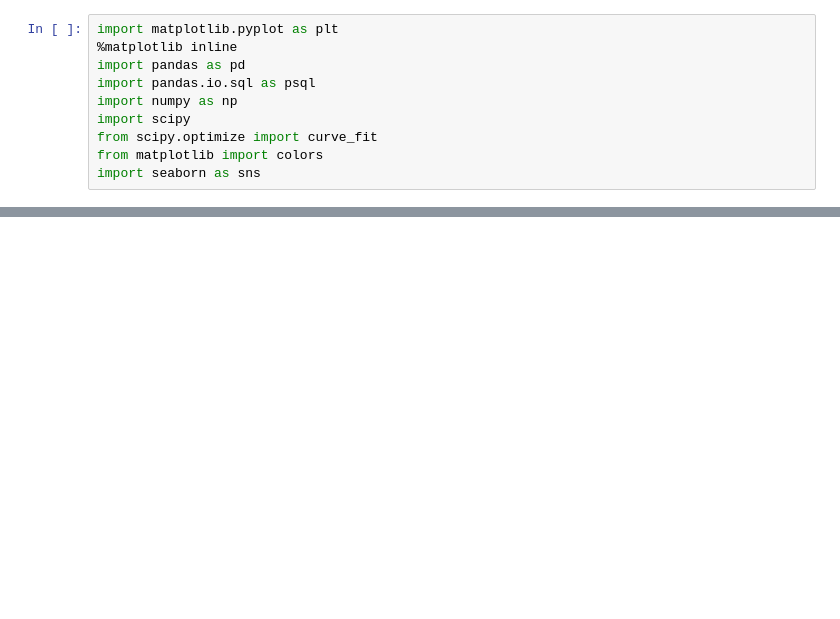
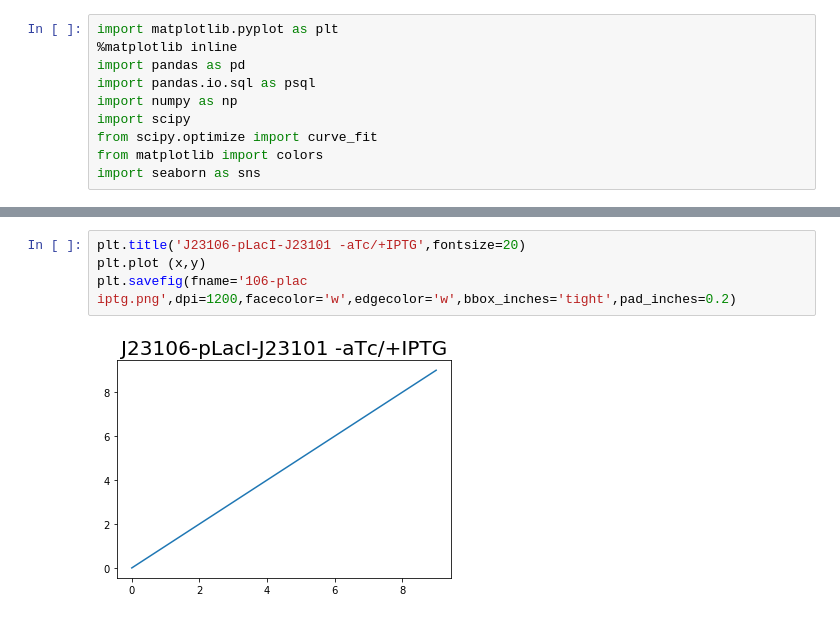
Before and after one commit to macams/Biosensores, a Jupyter notebook: Análisis/Ensayo 5 ind/ANOVA entropías todo.ipynb, the cells around one changed output, grey strips where cells are left out. Drawn from its saved outputs; the diff is of its cells as text; blank space fills up the shorter version.

```diff
--- a/Análisis/Ensayo 5 ind/ANOVA entropías todo.ipynb
+++ b/Análisis/Ensayo 5 ind/ANOVA entropías todo.ipynb
@@ -50,0 +54,6 @@ plt.savefig(filename='anova cfp entropia.png',dpi=1200,facecolor='w',edgecolor='
+# %%
+plt.title('J23106-pLacI-J23101 -aTc/+IPTG',fontsize=20)
+plt.plot (x,y)
+plt.savefig(fname='106-plac iptg.png',dpi=1200,facecolor='w',edgecolor='w',bbox_inches='tight',pad_inches=0.2)
+# %% [output]
+[figure, added]
```
Also changed, not shown: parts of 4 cells of this notebook, 15 other files.
